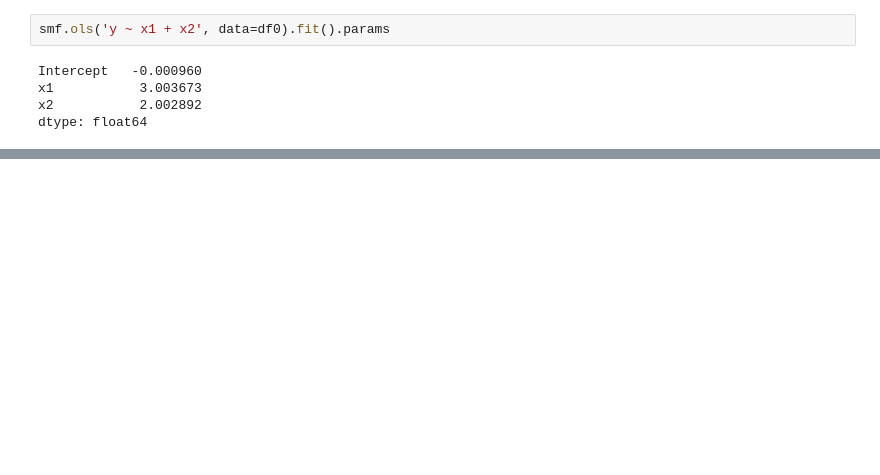
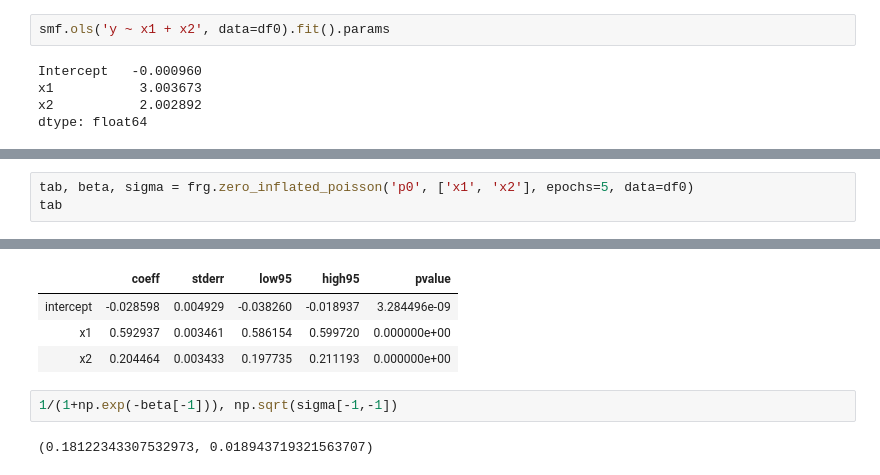
Before and after one commit to iamlemec/fastreg, a Jupyter notebook: benchmark.ipynb, the cells around one changed output, grey strips where cells are left out. Saved outputs shown, nothing was run; the diff lists cells and outputs as text; blank space fills up the shorter version.

Commit message:
true hessian; zero_inflated

```diff
--- a/benchmark.ipynb
+++ b/benchmark.ipynb
@@ -186,0 +187,4 @@ frg.poisson('p', ['x1', 'x2'], epochs=3, data=df0)
+# %%
+tab, beta, sigma = frg.zero_inflated_poisson('p0', ['x1', 'x2'], epochs=5, data=df0)
+tab
+# %% [output]
@@ -186,0 +196,8 @@ frg.poisson('p', ['x1', 'x2'], epochs=3, data=df0)
+|  | coeff | stderr | low95 | high95 | pvalue |
+| intercept | -0.028598 | 0.004929 | -0.038260 | -0.018937 | 3.284496e-09 |
+| x1 | 0.592937 | 0.003461 | 0.586154 | 0.599720 | 0.000000e+00 |
+| x2 | 0.204464 | 0.003433 | 0.197735 | 0.211193 | 0.000000e+00 |
+# %%
+1/(1+np.exp(-beta[-1])), np.sqrt(sigma[-1,-1])
+# %% [output]
+(0.18122343307532973, 0.018943719321563707)
```
Also changed, not shown: parts of 8 cells of this notebook, 1 other file.
